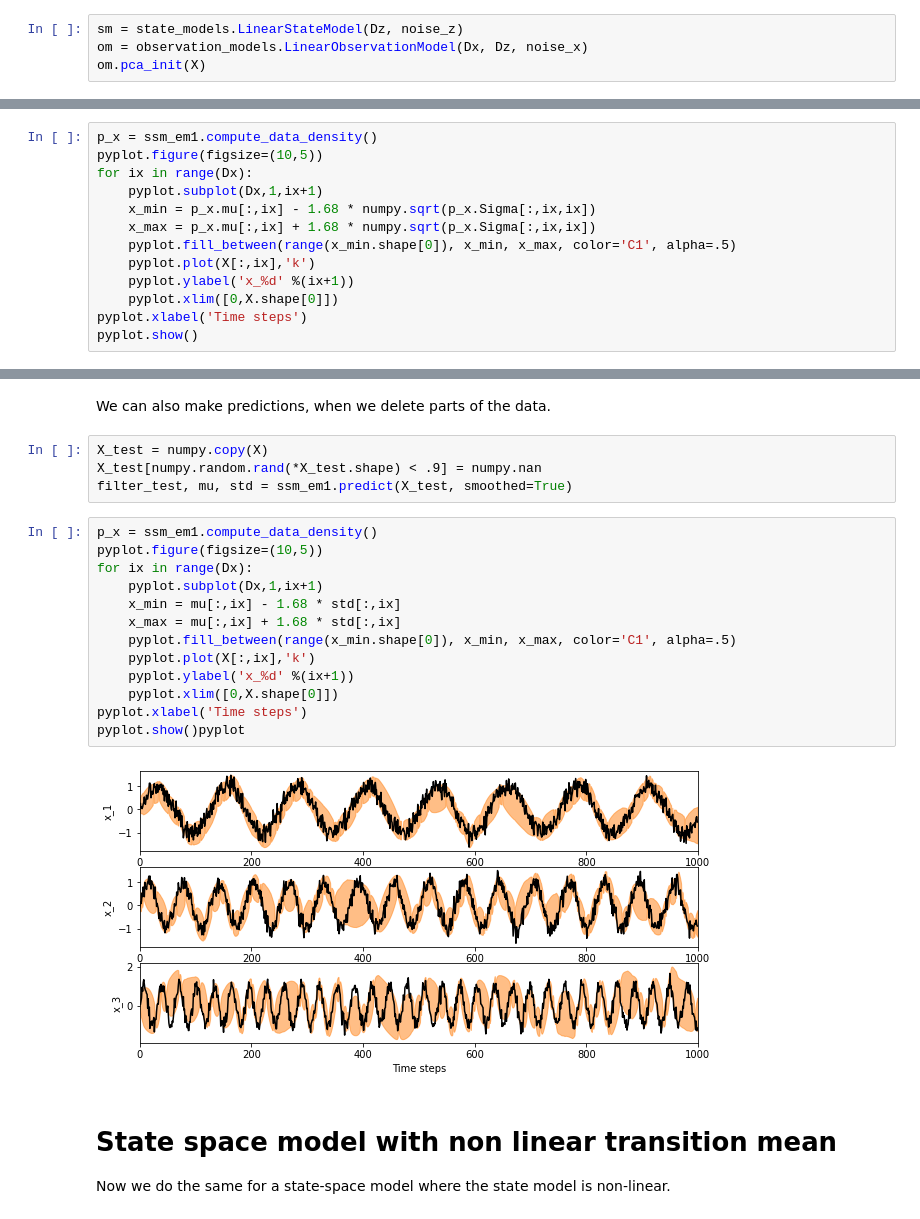
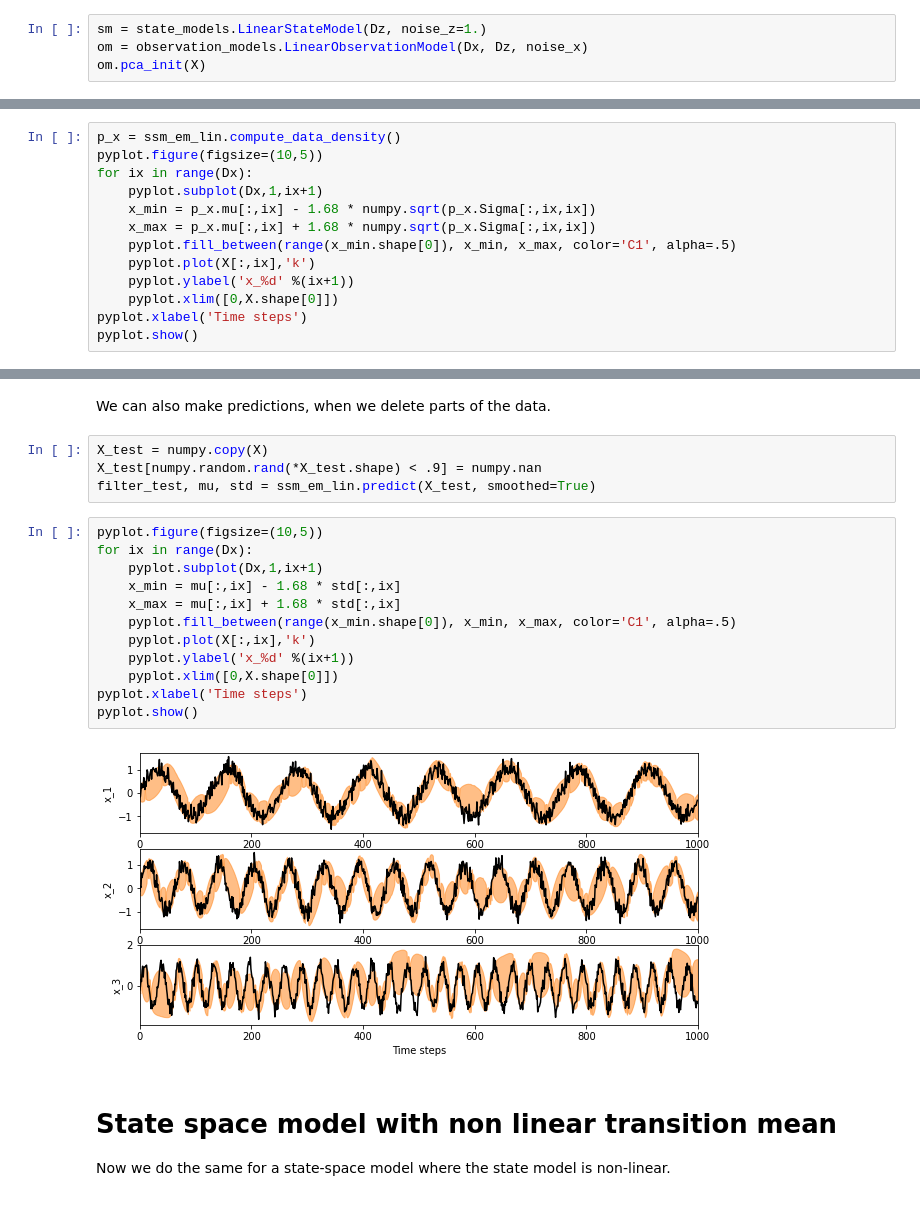
Before and after one commit to christiando/gaussian-toolbox, a Jupyter notebook: notebooks/timeseries/SSMExamples.ipynb, the cells around one changed output, grey strips where cells are left out. Drawn from its saved outputs; the diff is of its cells as text.

```diff
--- a/notebooks/timeseries/SSMExamples.ipynb
+++ b/notebooks/timeseries/SSMExamples.ipynb
@@ -33,7 +33,7 @@ We fit a state space model with linear state and observation model to the data.
 
 First we instantiate the state and observation model.
 # %%
-sm = state_models.LinearStateModel(Dz, noise_z)
+sm = state_models.LinearStateModel(Dz, noise_z=1.)
 om = observation_models.LinearObservationModel(Dx, Dz, noise_x)
 om.pca_init(X)
 # %% [markdown]
@@ -48,7 +52,7 @@ pyplot.show()
 # %% [markdown]
 We show the data density for the training data.
 # %%
-p_x = ssm_em1.compute_data_density()
+p_x = ssm_em_lin.compute_data_density()
 pyplot.figure(figsize=(10,5))
 for ix in range(Dx):
     pyplot.subplot(Dx,1,ix+1)
@@ -67,22 +71,21 @@ We can also make predictions, when we delete parts of the data.
 # %%
 X_test = numpy.copy(X)
 X_test[numpy.random.rand(*X_test.shape) < .9] = numpy.nan
-filter_test, mu, std = ssm_em1.predict(X_test, smoothed=True)
+filter_test, mu, std = ssm_em_lin.predict(X_test, smoothed=True)
 # %%
-p_x = ssm_em1.compute_data_density()
 pyplot.figure(figsize=(10,5))
 for ix in range(Dx):
     pyplot.subplot(Dx,1,ix+1)
     x_min = mu[:,ix] - 1.68 * std[:,ix]
     x_max = mu[:,ix] + 1.68 * std[:,ix]
     pyplot.fill_between(range(x_min.shape[0]), x_min, x_max, color='C1', alpha=.5)
     pyplot.plot(X[:,ix],'k')
     pyplot.ylabel('x_%d' %(ix+1))
     pyplot.xlim([0,X.shape[0]])
 pyplot.xlabel('Time steps')
-pyplot.show()pyplot
+pyplot.show()
 # %% [output]
-[figure, old version]
+[figure, new version]
 # %% [markdown]
 # State space model with non linear transition mean
 
```
Also changed, not shown: parts of 11 cells of this notebook.
